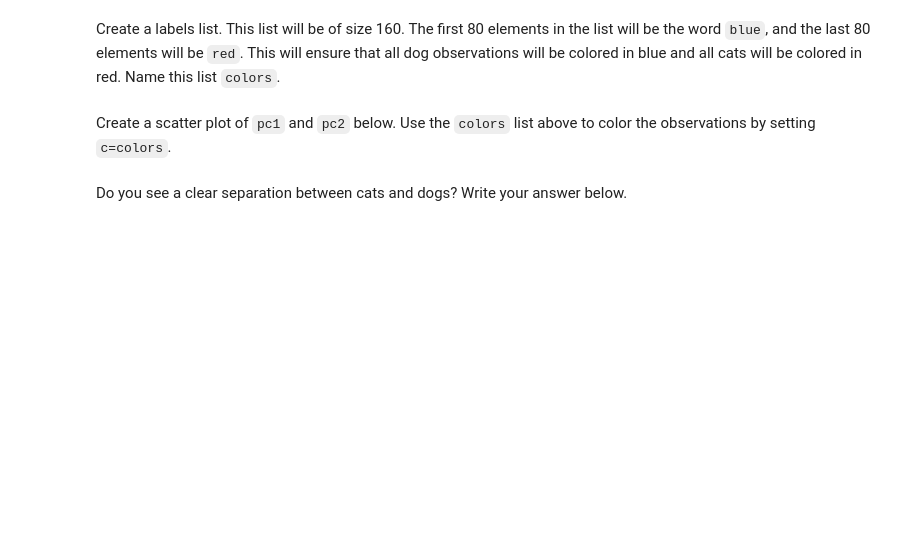
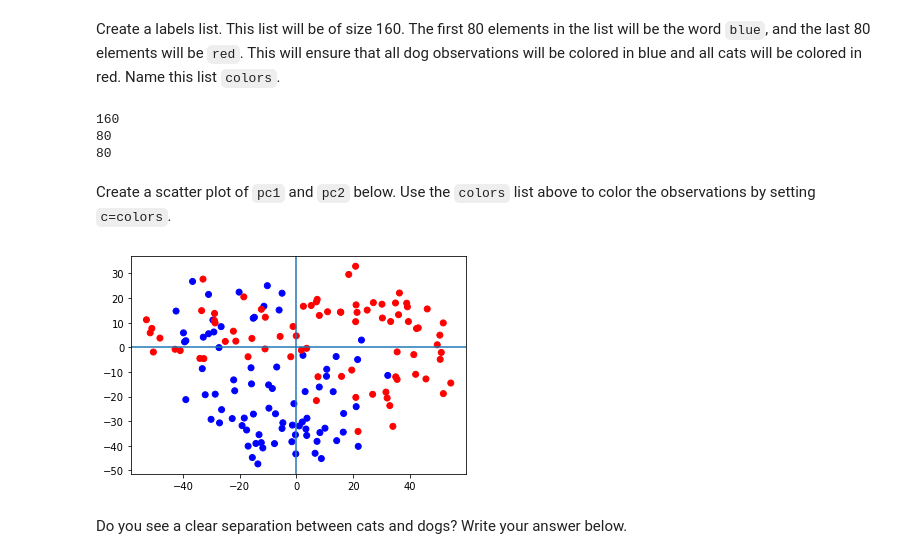
Before and after one commit to Daniel-GarciaGarcia/DATAMAD0820, a Jupyter notebook: module-2/lab-pca/your-code/main.ipynb, the cells around one changed output. Saved outputs shown, nothing was run; the diff lists cells and outputs as text; code cells hidden in the pictures; blank space fills up the shorter version.

```diff
--- a/module-2/lab-pca/your-code/main.ipynb
+++ b/module-2/lab-pca/your-code/main.ipynb
@@ -120,6 +118,7 @@ Load the `PCA` function from `statsmodels` (read about this function [here](http
 # %%
 # Your code here:
 >>> from statsmodels.multivariate.pca import PCA
+pca=PCA(scatdog, ncomp=2)
 # %% [markdown]
 Use `numpy` to find to transpose the standardized pet array. This will help us compute the projection.
 # %%
@@ -143,3 +131,5 @@ array([[ 2.37662907,  2.37662907,  2.37662907, ...,  0.22755315,
 Find the dot product of the transposed standardized pet matrix and the `factors` of the `PCA` model found above. This will be the projection onto 2 dimensions. This means that each cat and dog image will now only have two columns instead of 4096.
 # %%
 # Your code here:
+proyeccion2D=np.dot(tranScat, pca.factors)
+proyeccion2D.shape
@@ -153,0 +144,5 @@ In the cell below, turn the two dimensional projection into a pandas dataframe a
+# %%
+# Your code here:
+df = pd.DataFrame(proyeccion2D)
+df.columns = ["pc1", "pc2"]
+df.head()
@@ -158,2 +158,13 @@ Create a labels list. This list will be of size 160. The first 80 elements in th
+# %%
+# Your code here:
+colors=range(160)
+colors=["blue" if i < 80 else "red" for i in colors]
+print(len(colors))
+print(colors.count("blue"))
+print(colors.count("red"))
+# %% [output]
+160
+80
+80
 # %% [markdown]
 Create a scatter plot of `pc1` and `pc2` below. Use the `colors` list above to color the observations by setting `c=colors`.
@@ -162,3 +171,11 @@ Create a scatter plot of `pc1` and `pc2` below. Use the `colors` list above to c
+# %%
+# Your code here:
+plt.scatter(df["pc1"], df["pc2"], c=colors)
+plt.axhline()
+plt.axvline()
+plt.show()
+# %% [output]
+[figure, added]
 # %% [markdown]
 Do you see a clear separation between cats and dogs? Write your answer below.
 # %%
```
Also changed, not shown: parts of 7 cells of this notebook.
